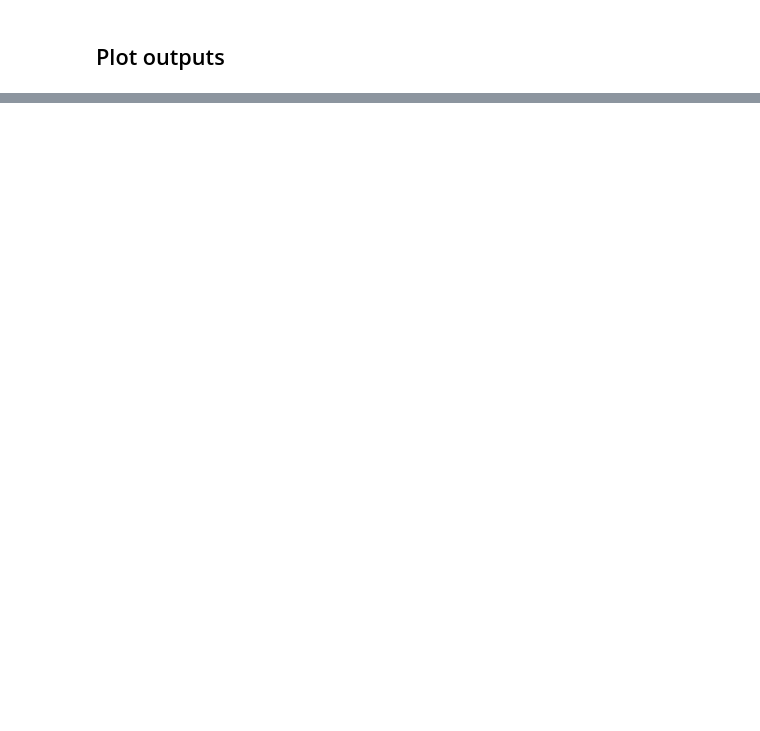
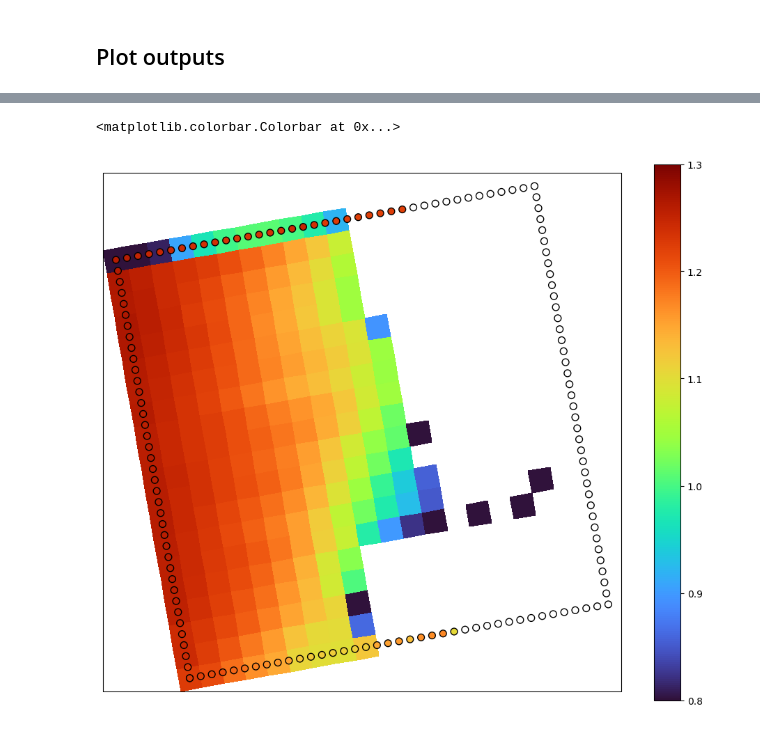
Before and after one commit to sppigot/rompy, a Jupyter notebook: notebooks/oceanum_example.ipynb, the cells around one changed output, grey strips where cells are left out. Drawn from its saved outputs; the diff is of its cells as text; code cells hidden in the pictures; blank space fills up the shorter version.

```diff
--- a/notebooks/oceanum_example.ipynb
+++ b/notebooks/oceanum_example.ipynb
@@ -126,3 +171,24 @@ output.hs.isel(time=-1).plot(ax=ax, transform=ccrs.PlateCarree(), cmap='viridis'
+# %%
+output = xr.open_dataset('simulations/oceanum/outputs/swan_out.nc')
+boundary = read_swan('simulations/oceanum/bnd.bnd')
+# %%
+x = run.config.grid.x
+y = run.config.grid.y
+vmin = 0.8
+vmax = 1.3
+
+fig = plt.figure(figsize=(12, 10))
+ax = fig.add_subplot(111, projection=ccrs.PlateCarree())
+
+ds = output.hs.isel(time=-1)
+bnd = boundary.sel(time=ds.time).spec.hs()
+
+p = ax.pcolormesh(x, y, ds, transform=ccrs.PlateCarree(), cmap="turbo", vmin=vmin, vmax=vmax)
+ax.scatter(boundary.lon, boundary.lat, 50, c=bnd, cmap="turbo", vmin=vmin, vmax=vmax, edgecolor="k", transform=ccrs.PlateCarree())
+plt.colorbar(p)
+# %% [output]
+<matplotlib.colorbar.Colorbar at 0x...>
+[figure, added]
 # %%
 # Zip the run
 # run.zip()
```
Also changed, not shown: parts of 12 cells of this notebook, 1 other file.
